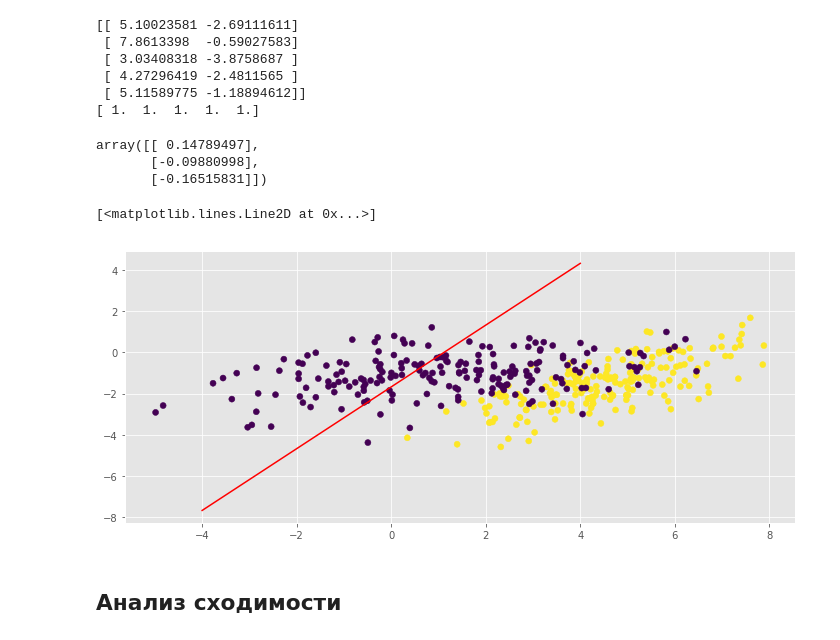
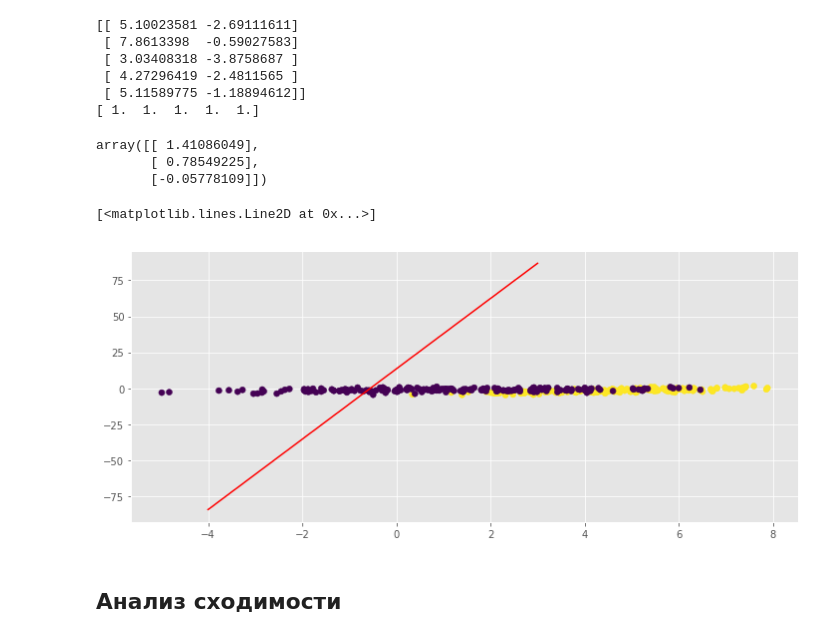
Before and after one commit to erlong15/bigdata_homework, a Jupyter notebook: homework3/homework.ipynb, the cells around one changed output. Drawn from its saved outputs; the diff is of its cells as text; code cells hidden in the pictures.

```diff
--- a/homework3/homework.ipynb
+++ b/homework3/homework.ipynb
@@ -73,7 +73,8 @@ class MySGDClassifier(BaseEstimator, ClassifierMixin):
                 random_index = np.random.randint(m)
                 xi = X_b[[idx], :]
                 yi = y[idx]
-                gradients = 2 * xi.T.dot(xi.dot(self.theta) - yi)
+                gradients = sum(xi.T.dot((self.sigmoid(np.dot(xi, self.theta)) - yi)))/ len(X)
+                #gradients = 2 * xi.T.dot(xi.dot(self.theta) - yi)
                 theta_old  = self.theta
                 self.theta = self.theta - alpha * gradients
                 dist = np.linalg.norm(self.theta - theta_old)
@@ -137,18 +138,18 @@ model = MySGDClassifier(alpha=0.01, max_epoch=10)
 model.fit(X, y)
 model.theta
 # %% [output]
-array([[ 0.14789497],
-       [-0.09880998],
-       [-0.16515831]])
+array([[ 1.41086049],
+       [ 0.78549225],
+       [-0.05778109]])
 # %%
-x_naive = np.array([-4, 4])
+x_naive = np.arange(-4,4,1)
 # Ax + By + C -> y = (-AX -C) / B
-y_naive = (-model.theta[0] * x_naive - model.theta[2] ) / model.theta[1]
+y_naive = (-model.theta[0] * x_naive - model.theta[1] ) / model.theta[2]
 plt.scatter(X[:,0], X[:,1], c=y)
 plt.plot(x_naive, y_naive, c='red', label='descision boundary naive')
 # %% [output]
 [<matplotlib.lines.Line2D at 0x...>]
-[figure, old version]
+[figure, new version]
 # %% [markdown]
 ## Анализ сходимости
 # %% [markdown]
```
Also changed, not shown: parts of 1 cell of this notebook.
